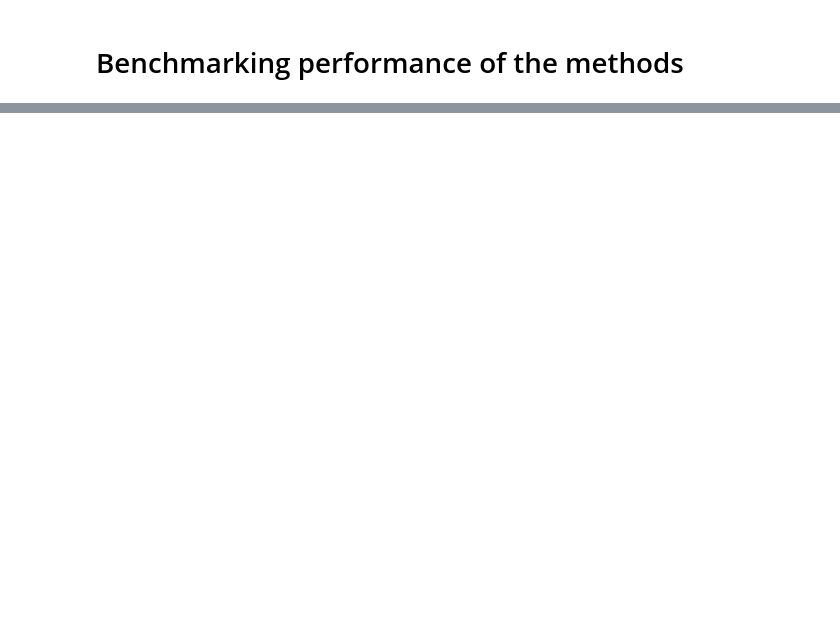
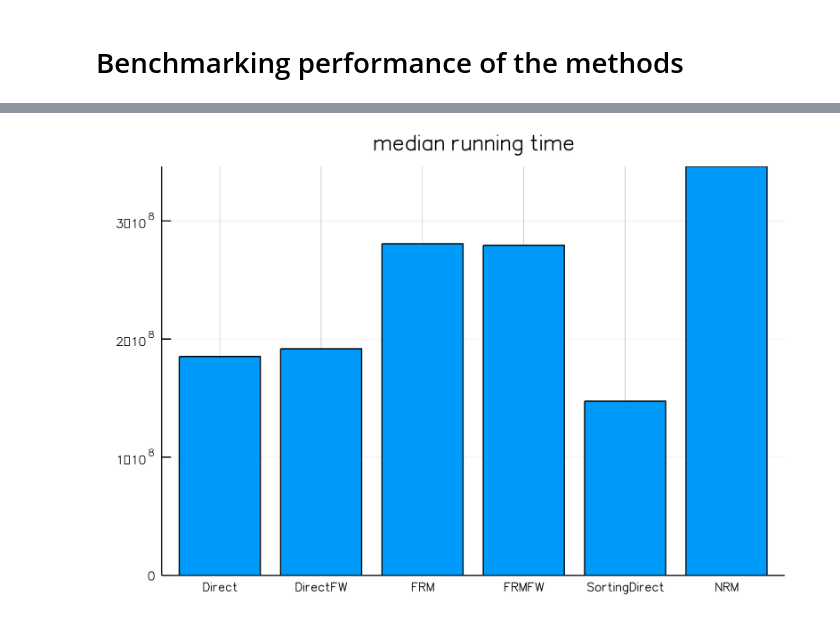
Before and after one commit to isaacsas/SciMLBenchmarks.jl, a Jupyter notebook: Jumps/Twenty_Gene_Example.ipynb, the cells around one changed output, grey strips where cells are left out. Cells and saved outputs as stored; diff of their text form; code cells hidden in the pictures; blank space fills up the shorter version.

```diff
--- a/Jumps/Twenty_Gene_Example.ipynb
+++ b/Jumps/Twenty_Gene_Example.ipynb
@@ -54,5 +55,5 @@ for method in methods
 end
 # %%
 medtimes = [median(b.times) for b in benchmarks]
-bar(shortlabels,medtimes,title="median running time",leg=false)
+bar(shortlabels,medtimes,title="median running time",leg=false,format=fmt)
 # %% [output]
@@ -60,2 +60,3 @@ bar(shortlabels,medtimes,title="median running time",leg=false)
+[figure, added]
 # %%
 relmed = medtimes / medtimes[1]
```
Also changed, not shown: parts of 6 cells of this notebook, 1 other file.
